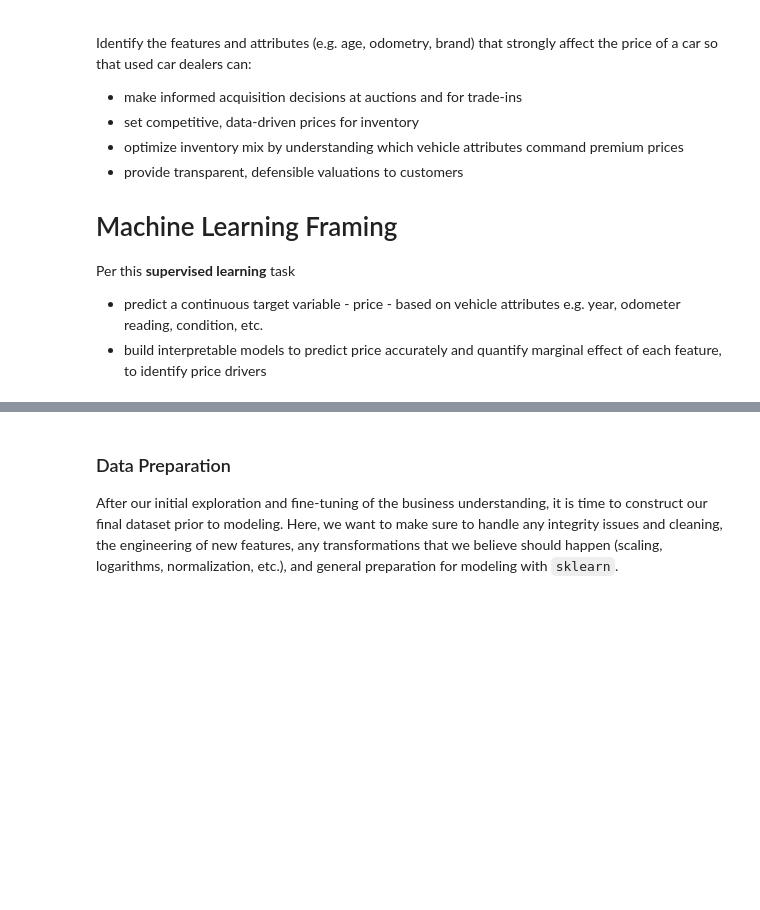
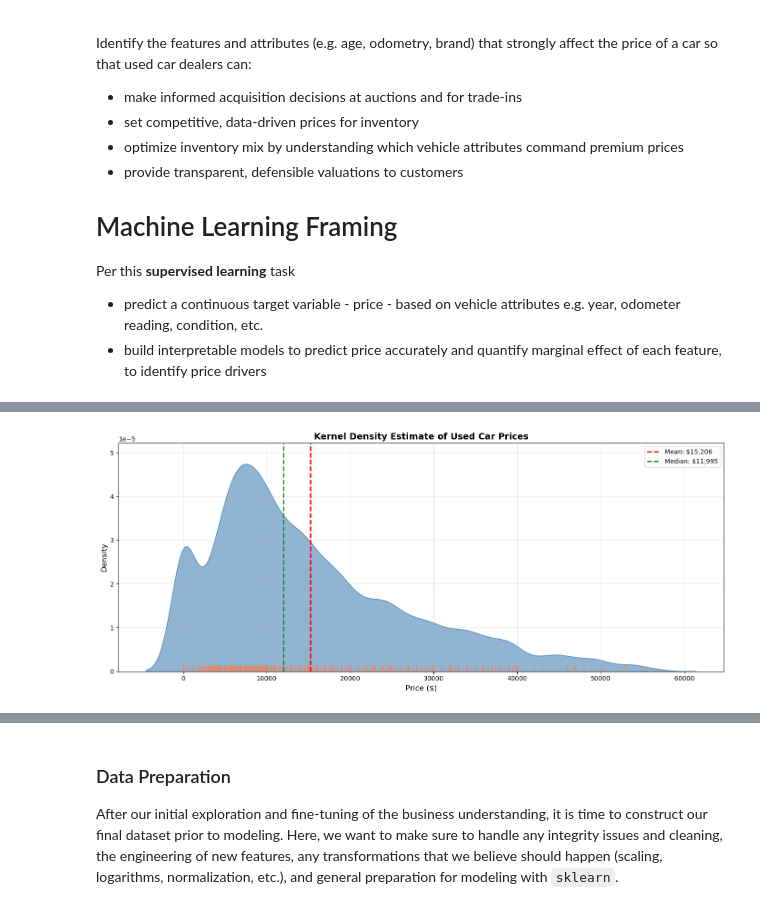
Before and after one commit to peanutenthusiast/urban-spock, a Jupyter notebook: prompt_II.ipynb, the cells around one changed output, grey strips where cells are left out. Saved outputs shown, nothing was run; the diff lists cells and outputs as text; code cells hidden in the pictures; blank space fills up the shorter version.

```diff
--- a/prompt_II.ipynb
+++ b/prompt_II.ipynb
@@ -92,0 +166,26 @@ from sklearn.metrics import mean_squared_error, mean_absolute_error
+# %%
+## KDE Plot for
+fig, ax = plt.subplots(figsize=(14, 6))
+# KDE plot
+sns.kdeplot(data=vehicles_clean, x='price', fill=True, color='steelblue', alpha=0.6, ax=ax)
+
+# Add rug plot (small vertical lines for each data point) - sample for performance
+sample = vehicles_clean.sample(min(1000, len(vehicles_clean)), random_state=42)
+sns.rugplot(data=sample, x='price', color='coral', alpha=0.5, ax=ax)
+
+# Add mean and median lines
+ax.axvline(vehicles_clean['price'].mean(), color='red', linestyle='--',
+           linewidth=2, label=f"Mean: ${vehicles_clean['price'].mean():,.0f}")
+ax.axvline(vehicles_clean['price'].median(), color='green', linestyle='--',
+           linewidth=2, label=f"Median: ${vehicles_clean['price'].median():,.0f}")
+
+ax.set_xlabel("Price ($)", fontsize=12)
+ax.set_ylabel("Density", fontsize=12)
+ax.set_title("Kernel Density Estimate of Used Car Prices", fontsize=14, fontweight='bold')
+ax.legend()
+ax.grid(alpha=0.3)
+
+plt.tight_layout()
+plt.show()
+# %% [output]
+[figure, added]
```
Also changed, not shown: parts of 19 cells of this notebook.
